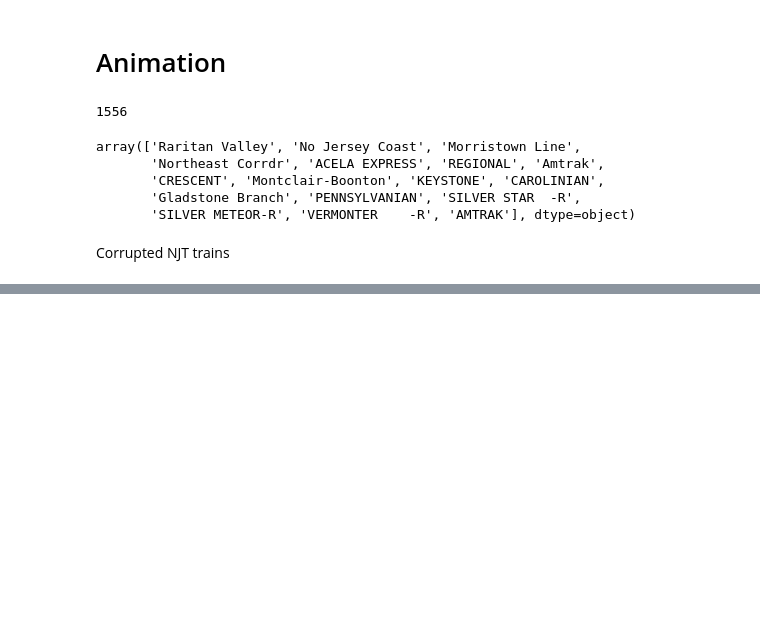
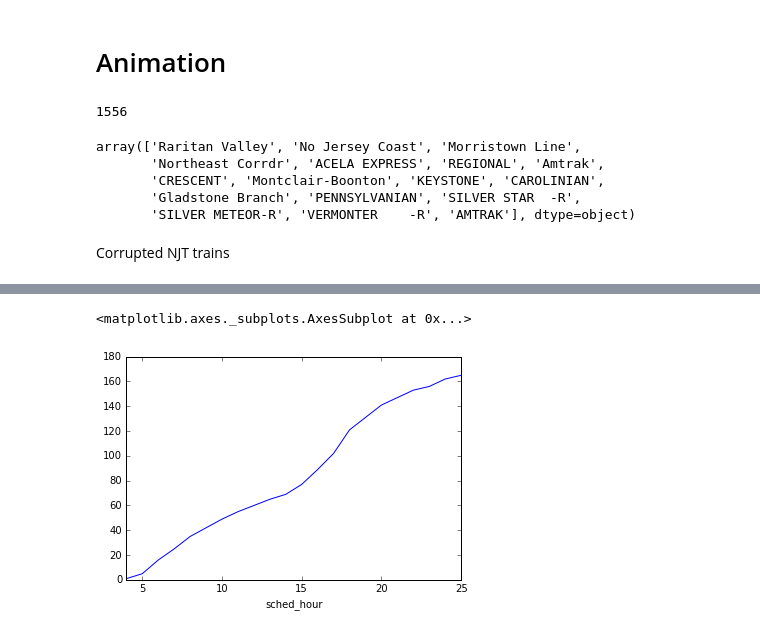
Before and after one commit to pranavbadami/njtransit, a Jupyter notebook: notebooks/analysis/case_study_0302.ipynb, the cells around one changed output, grey strips where cells are left out. Cells and saved outputs as stored; diff of their text form; code cells hidden in the pictures; blank space fills up the shorter version.

```diff
--- a/notebooks/analysis/case_study_0302.ipynb
+++ b/notebooks/analysis/case_study_0302.ipynb
@@ -1006,0 +1019,5 @@ exp_df[exp_df['train_id'] == '3951']
+# %%
+test2.groupby('sched_hour').size().cumsum().plot()
+# %% [output]
+<matplotlib.axes._subplots.AxesSubplot at 0x...>
+[figure, added]
```
Also changed, not shown: parts of 27 cells of this notebook, 1 other file.
